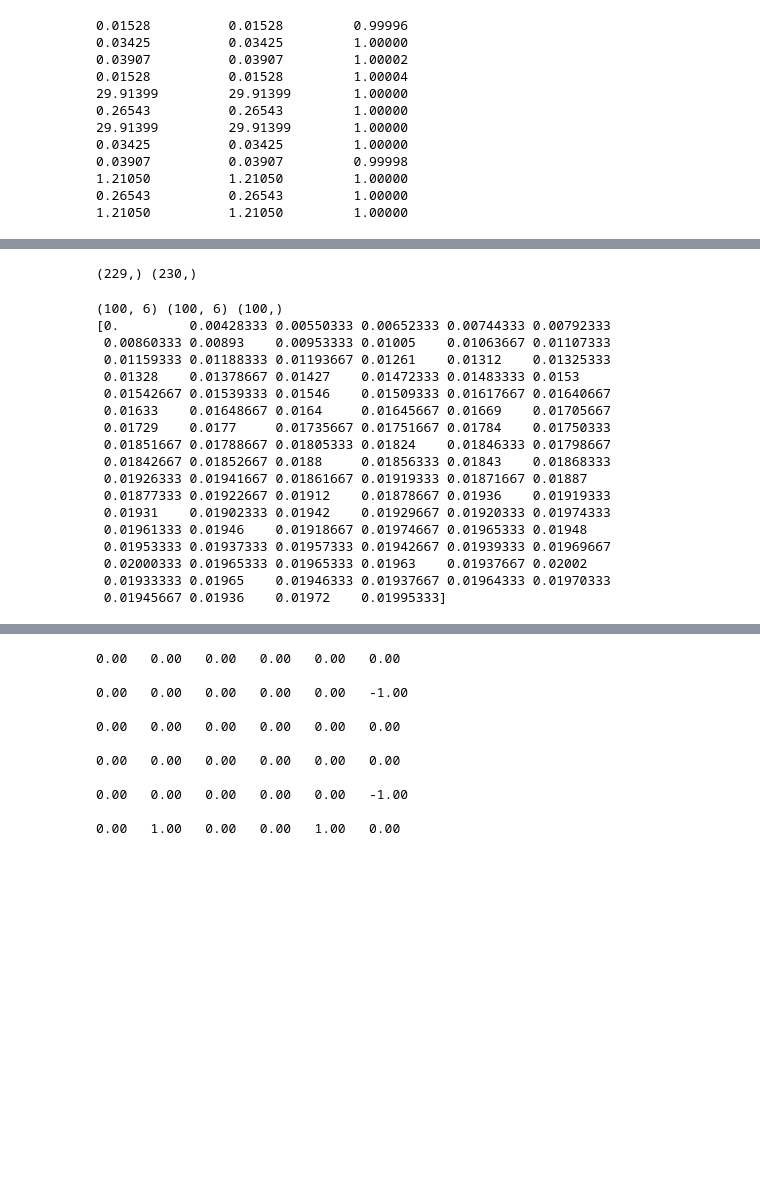
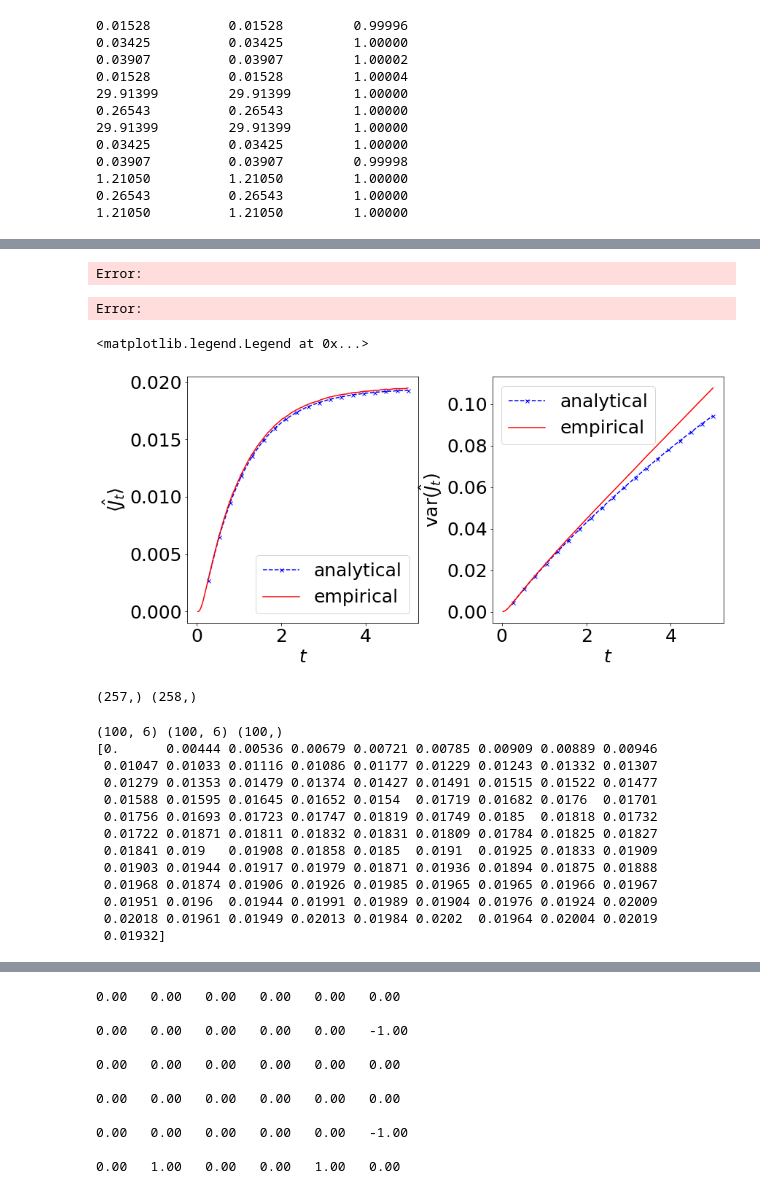
Before and after one commit to larstors/Master-Thesis, a Jupyter notebook: Code/Calmodulin.ipynb, the cells around one changed output, grey strips where cells are left out. Drawn from its saved outputs; the diff is of its cells as text; code cells hidden in the pictures; blank space fills up the shorter version.

Commit message:
Sample IV

```diff
--- a/Code/Calmodulin.ipynb
+++ b/Code/Calmodulin.ipynb
@@ -125,14 +127,3 @@ initial_p = np.array([0, 0, 0, 0, 0, 1])
 
 # initialise class
 system = frame.JumpProcessMasterEquation(N, initial_p, L, 100)
-# %%
-trajectories = []
-trajectory_times = []
-
-tmax = 5
-
-
-for i in range(300000):
-    traj = system.Trajectory_sample(tmax)
-    trajectories.append(traj[0])
-    trajectory_times.append(traj[1])
@@ -138,0 +298,4 @@ for i in range(300000):
+# %%
+
+t1 = np.linspace(0, 5, 20)
+an_mean, an_var, an_S = analytic_time(d_matrix, L, t1, A, initial_p, 200)
@@ -139,7 +320,34 @@ for i in range(300000):
+# %%
+mean, var = current_sample(5000000, np.linspace(0, 5, 200), init_state, L, d_matrix)
+# %% [output]
+Error:
+Error:
+# %%
+
+fig, ax = plt.subplots(nrows=1, ncols=2, figsize=(12, 6))
+
+plt.tight_layout()
+
+ax[0].plot(t1[1:], an_mean, "b--x", label="analytical", ms=5)
+ax[0].plot(time[1:], mean, "r-", label="empirical")
+
+ax[1].plot(t1[1:], an_var, "b--x", label="analytical", ms=5)
+ax[1].plot(time[1:], var, "r-", label="empirical")
+
+
+ax[0].set_ylabel(r"$\langle \hat{J}_t\rangle$")
+ax[0].set_xlabel(r"$t$")
+ax[1].set_ylabel(r"var$(\hat{J}_t)$")
+ax[1].set_xlabel(r"$t$")
+ax[0].legend()
+ax[1].legend()
+# %% [output]
+<matplotlib.legend.Legend at 0x...>
+[figure, added]
 # %%
 print(np.shape(traj[0]), np.shape(traj[1]))
 # %% [output]
-(229,) (230,)
+(257,) (258,)
 # %%
 p, t = system.empirical_probability(5, trajectories, trajectory_times)
 p = np.array(p)
@@ -155,23 +363,18 @@ print(np.shape(analytic), np.shape(p), np.shape(t))
 print(p[:, 1])
 # %% [output]
 (100, 6) (100, 6) (100,)
-[0.         0.00428333 0.00550333 0.00652333 0.00744333 0.00792333
- 0.00860333 0.00893    0.00953333 0.01005    0.01063667 0.01107333
- 0.01159333 0.01188333 0.01193667 0.01261    0.01312    0.01325333
- 0.01328    0.01378667 0.01427    0.01472333 0.01483333 0.0153
- 0.01542667 0.01539333 0.01546    0.01509333 0.01617667 0.01640667
- 0.01633    0.01648667 0.0164     0.01645667 0.01669    0.01705667
- 0.01729    0.0177     0.01735667 0.01751667 0.01784    0.01750333
- 0.01851667 0.01788667 0.01805333 0.01824    0.01846333 0.01798667
- 0.01842667 0.01852667 0.0188     0.01856333 0.01843    0.01868333
- 0.01926333 0.01941667 0.01861667 0.01919333 0.01871667 0.01887
- 0.01877333 0.01922667 0.01912    0.01878667 0.01936    0.01919333
- 0.01931    0.01902333 0.01942    0.01929667 0.01920333 0.01974333
- 0.01961333 0.01946    0.01918667 0.01974667 0.01965333 0.01948
- 0.01953333 0.01937333 0.01957333 0.01942667 0.01939333 0.01969667
- 0.02000333 0.01965333 0.01965333 0.01963    0.01937667 0.02002
- 0.01933333 0.01965    0.01946333 0.01937667 0.01964333 0.01970333
- 0.01945667 0.01936    0.01972    0.01995333]
+[0.      0.00444 0.00536 0.00679 0.00721 0.00785 0.00909 0.00889 0.00946
+ 0.01047 0.01033 0.01116 0.01086 0.01177 0.01229 0.01243 0.01332 0.01307
+ 0.01279 0.01353 0.01479 0.01374 0.01427 0.01491 0.01515 0.01522 0.01477
+ 0.01588 0.01595 0.01645 0.01652 0.0154  0.01719 0.01682 0.0176  0.01701
+ 0.01756 0.01693 0.01723 0.01747 0.01819 0.01749 0.0185  0.01818 0.01732
+ 0.01722 0.01871 0.01811 0.01832 0.01831 0.01809 0.01784 0.01825 0.01827
+ 0.01841 0.019   0.01908 0.01858 0.0185  0.0191  0.01925 0.01833 0.01909
+ 0.01903 0.01944 0.01917 0.01979 0.01871 0.01936 0.01894 0.01875 0.01888
+ 0.01968 0.01874 0.01906 0.01926 0.01985 0.01965 0.01965 0.01966 0.01967
+ 0.01951 0.0196  0.01944 0.01991 0.01989 0.01904 0.01976 0.01924 0.02009
+ 0.02018 0.01961 0.01949 0.02013 0.01984 0.0202  0.01964 0.02004 0.02019
+ 0.01932]
 # %%
 fig = plt.figure(figsize=(16, 8))
 
```
Also changed, not shown: parts of 12 cells of this notebook.
